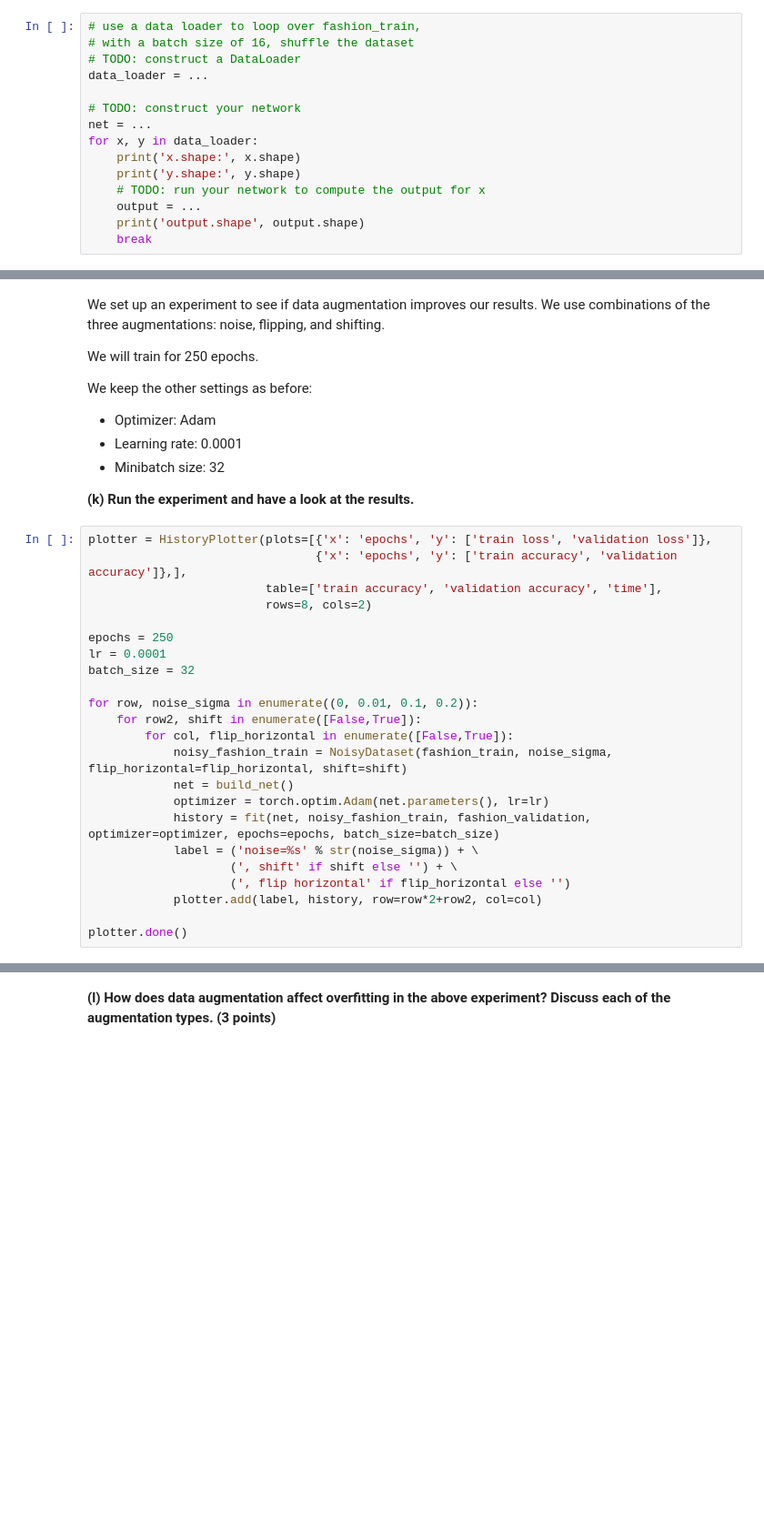
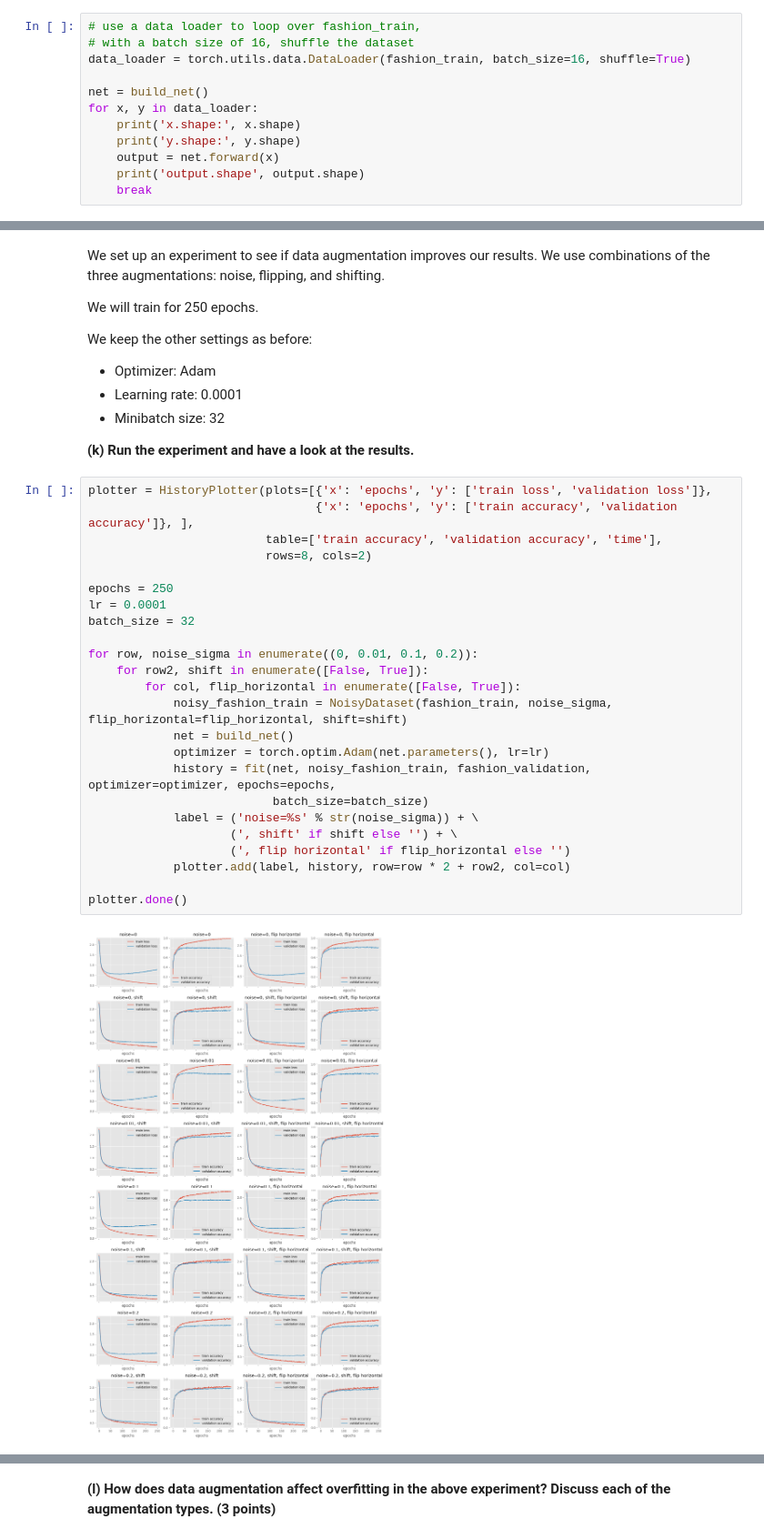
Before and after one commit to daanbrugmans/deep-learning-23-24, a Jupyter notebook: Assignment 2/dl-assignment-2.ipynb, the cells around one changed output, grey strips where cells are left out. Shown at 91% size. Saved outputs shown, nothing was run; the diff lists cells and outputs as text; blank space fills up the shorter version.

```diff
--- a/Assignment 2/dl-assignment-2.ipynb
+++ b/Assignment 2/dl-assignment-2.ipynb
@@ -391,15 +454,12 @@ print(net)
 # %%
 # use a data loader to loop over fashion_train,
 # with a batch size of 16, shuffle the dataset
-# TODO: construct a DataLoader
-data_loader = ...
+data_loader = torch.utils.data.DataLoader(fashion_train, batch_size=16, shuffle=True)
 
-# TODO: construct your network
-net = ...
+net = build_net()
 for x, y in data_loader:
     print('x.shape:', x.shape)
     print('y.shape:', y.shape)
-    # TODO: run your network to compute the output for x
-    output = ...
+    output = net.forward(x)
     print('output.shape', output.shape)
     break
@@ -1065,24 +1200,27 @@ We keep the other settings as before:
 **(k) Run the experiment and have a look at the results.**
 # %%
 plotter = HistoryPlotter(plots=[{'x': 'epochs', 'y': ['train loss', 'validation loss']},
-                                {'x': 'epochs', 'y': ['train accuracy', 'validation accuracy']},],
+                                {'x': 'epochs', 'y': ['train accuracy', 'validation accuracy']}, ],
                          table=['train accuracy', 'validation accuracy', 'time'],
                          rows=8, cols=2)
 
 epochs = 250
 lr = 0.0001
 batch_size = 32
 
 for row, noise_sigma in enumerate((0, 0.01, 0.1, 0.2)):
-    for row2, shift in enumerate([False,True]):
-        for col, flip_horizontal in enumerate([False,True]):
+    for row2, shift in enumerate([False, True]):
+        for col, flip_horizontal in enumerate([False, True]):
             noisy_fashion_train = NoisyDataset(fashion_train, noise_sigma, flip_horizontal=flip_horizontal, shift=shift)
             net = build_net()
             optimizer = torch.optim.Adam(net.parameters(), lr=lr)
-            history = fit(net, noisy_fashion_train, fashion_validation, optimizer=optimizer, epochs=epochs, batch_size=batch_size)
+            history = fit(net, noisy_fashion_train, fashion_validation, optimizer=optimizer, epochs=epochs,
+                          batch_size=batch_size)
             label = ('noise=%s' % str(noise_sigma)) + \
                     (', shift' if shift else '') + \
                     (', flip horizontal' if flip_horizontal else '')
-            plotter.add(label, history, row=row*2+row2, col=col)
+            plotter.add(label, history, row=row * 2 + row2, col=col)
 
 plotter.done()
+# %% [output]
+[figure, added]
```
Also changed, not shown: parts of 89 cells of this notebook, 4 other files.
